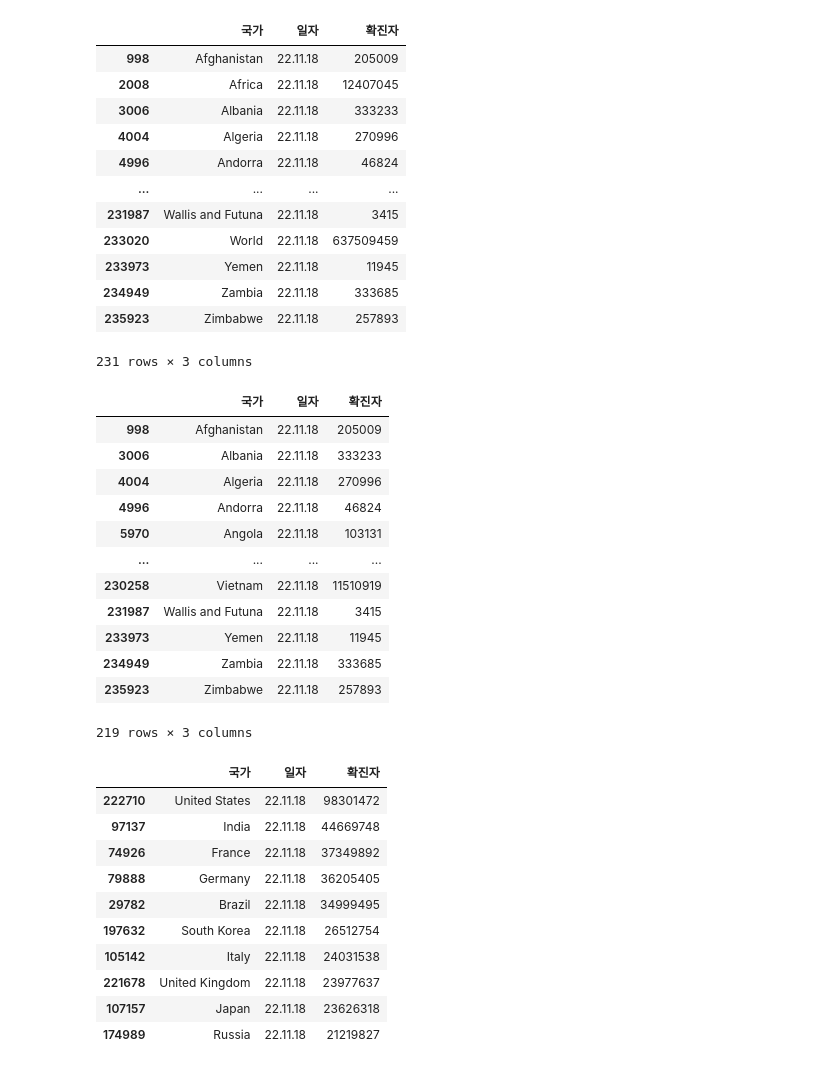
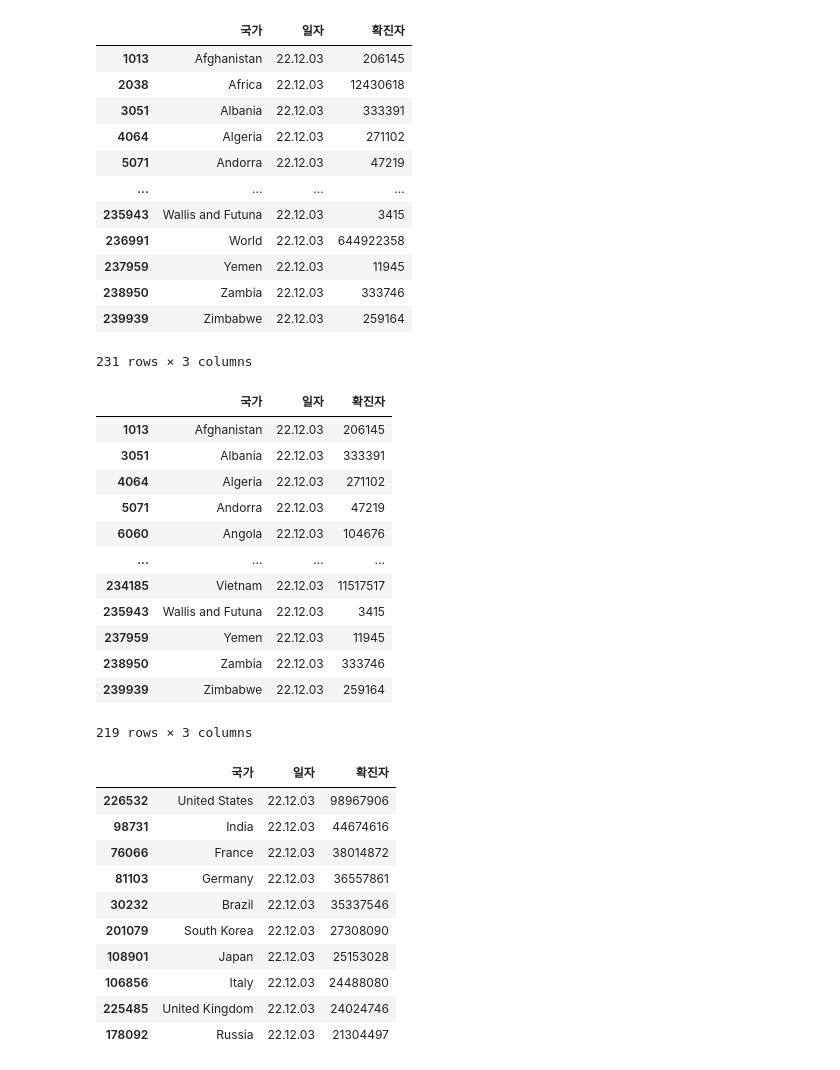
Before and after one commit to cpwoo/ProjectCorona, a Jupyter notebook: pie chart.ipynb, the cells around one changed output. Cells and saved outputs as stored; diff of their text form; code cells hidden in the pictures.

```diff
--- a/pie chart.ipynb
+++ b/pie chart.ipynb
@@ -7,27 +7,27 @@ matplotlib.rcParams['axes.unicode_minus'] = False
 # %%
 import pandas as pd
 import numpy as np
 df = pd.read_excel('owid-covid-data.xlsx', usecols='C:E')
 df.rename(columns={'location':'국가','date':'일자', 'total_cases':'확진자'}, inplace=True)
 df = df.fillna(0)
 df['일자'] = pd.to_datetime(df['일자'])
 df['일자'] = df['일자'].dt.strftime('%y.%m.%d')
-df = df[df['일자'] == '22.11.18']
+df = df[df['일자'] == '22.12.03']
 df['확진자'] = df['확진자'].astype(int)
 df
 # %% [output]
 |  | 국가 | 일자 | 확진자 |
-| 998 | Afghanistan | 22.11.18 | 205009 |
-| 2008 | Africa | 22.11.18 | 12407045 |
-| 3006 | Albania | 22.11.18 | 333233 |
-| 4004 | Algeria | 22.11.18 | 270996 |
-| 4996 | Andorra | 22.11.18 | 46824 |
+| 1013 | Afghanistan | 22.12.03 | 206145 |
+| 2038 | Africa | 22.12.03 | 12430618 |
+| 3051 | Albania | 22.12.03 | 333391 |
+| 4064 | Algeria | 22.12.03 | 271102 |
+| 5071 | Andorra | 22.12.03 | 47219 |
 | ... | ... | ... | ... |
-| 231987 | Wallis and Futuna | 22.11.18 | 3415 |
-| 233020 | World | 22.11.18 | 637509459 |
-| 233973 | Yemen | 22.11.18 | 11945 |
-| 234949 | Zambia | 22.11.18 | 333685 |
-| 235923 | Zimbabwe | 22.11.18 | 257893 |
+| 235943 | Wallis and Futuna | 22.12.03 | 3415 |
+| 236991 | World | 22.12.03 | 644922358 |
+| 237959 | Yemen | 22.12.03 | 11945 |
+| 238950 | Zambia | 22.12.03 | 333746 |
+| 239939 | Zimbabwe | 22.12.03 | 259164 |
 231 rows × 3 columns
 # %%
 continents = ['Africa', 'Asia', 'Europe', 'European Union', 'High income', 'Upper middle income', 'Low income',
@@ -37,17 +37,17 @@ df = df[~filt]
 df
 # %% [output]
 |  | 국가 | 일자 | 확진자 |
-| 998 | Afghanistan | 22.11.18 | 205009 |
-| 3006 | Albania | 22.11.18 | 333233 |
-| 4004 | Algeria | 22.11.18 | 270996 |
-| 4996 | Andorra | 22.11.18 | 46824 |
-| 5970 | Angola | 22.11.18 | 103131 |
+| 1013 | Afghanistan | 22.12.03 | 206145 |
+| 3051 | Albania | 22.12.03 | 333391 |
+| 4064 | Algeria | 22.12.03 | 271102 |
+| 5071 | Andorra | 22.12.03 | 47219 |
+| 6060 | Angola | 22.12.03 | 104676 |
 | ... | ... | ... | ... |
-| 230258 | Vietnam | 22.11.18 | 11510919 |
-| 231987 | Wallis and Futuna | 22.11.18 | 3415 |
-| 233973 | Yemen | 22.11.18 | 11945 |
-| 234949 | Zambia | 22.11.18 | 333685 |
-| 235923 | Zimbabwe | 22.11.18 | 257893 |
+| 234185 | Vietnam | 22.12.03 | 11517517 |
+| 235943 | Wallis and Futuna | 22.12.03 | 3415 |
+| 237959 | Yemen | 22.12.03 | 11945 |
+| 238950 | Zambia | 22.12.03 | 333746 |
+| 239939 | Zimbabwe | 22.12.03 | 259164 |
 219 rows × 3 columns
 # %%
 df = df.sort_values(by=['확진자'], ascending=0)
@@ -55,16 +55,16 @@ df_top = df.head(10)
 df_top
 # %% [output]
 |  | 국가 | 일자 | 확진자 |
-| 222710 | United States | 22.11.18 | 98301472 |
-| 97137 | India | 22.11.18 | 44669748 |
-| 74926 | France | 22.11.18 | 37349892 |
-| 79888 | Germany | 22.11.18 | 36205405 |
-| 29782 | Brazil | 22.11.18 | 34999495 |
-| 197632 | South Korea | 22.11.18 | 26512754 |
-| 105142 | Italy | 22.11.18 | 24031538 |
-| 221678 | United Kingdom | 22.11.18 | 23977637 |
-| 107157 | Japan | 22.11.18 | 23626318 |
-| 174989 | Russia | 22.11.18 | 21219827 |
+| 226532 | United States | 22.12.03 | 98967906 |
+| 98731 | India | 22.12.03 | 44674616 |
+| 76066 | France | 22.12.03 | 38014872 |
+| 81103 | Germany | 22.12.03 | 36557861 |
+| 30232 | Brazil | 22.12.03 | 35337546 |
+| 201079 | South Korea | 22.12.03 | 27308090 |
+| 108901 | Japan | 22.12.03 | 25153028 |
+| 106856 | Italy | 22.12.03 | 24488080 |
+| 225485 | United Kingdom | 22.12.03 | 24024746 |
+| 178092 | Russia | 22.12.03 | 21304497 |
 # %%
 df_etc = df.iloc[10:]
 df_etc
```
Also changed, not shown: parts of 5 cells of this notebook, 6 other files.
